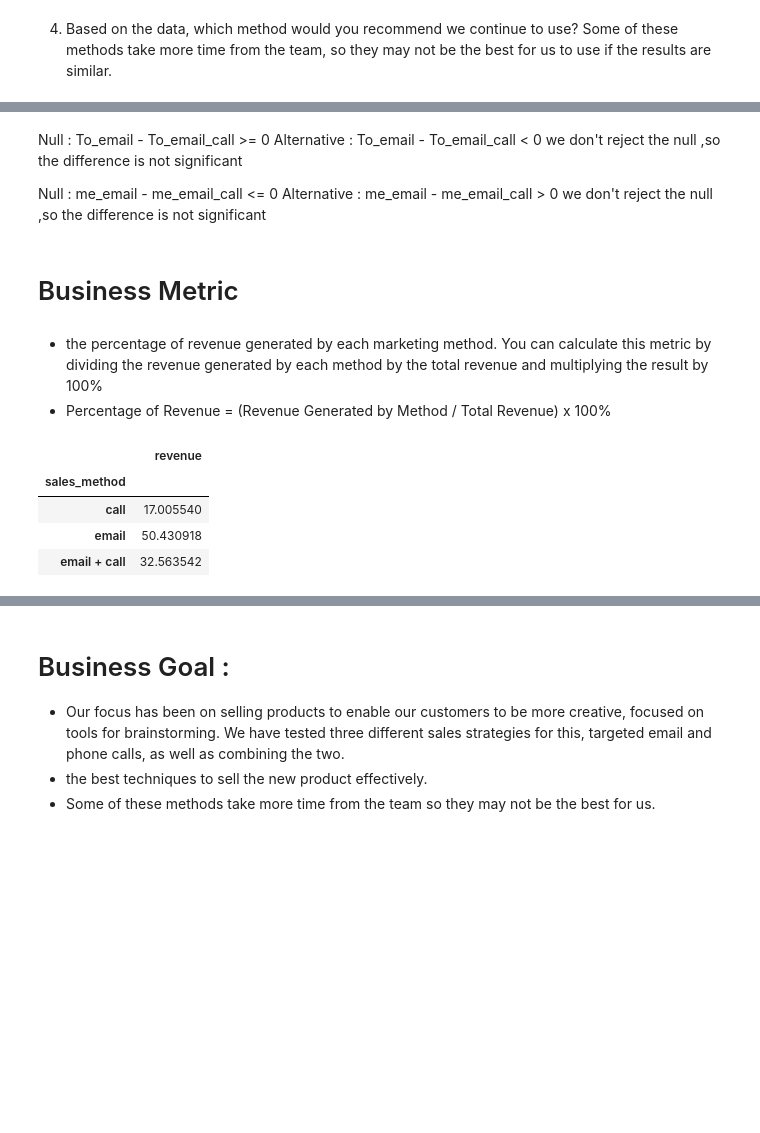
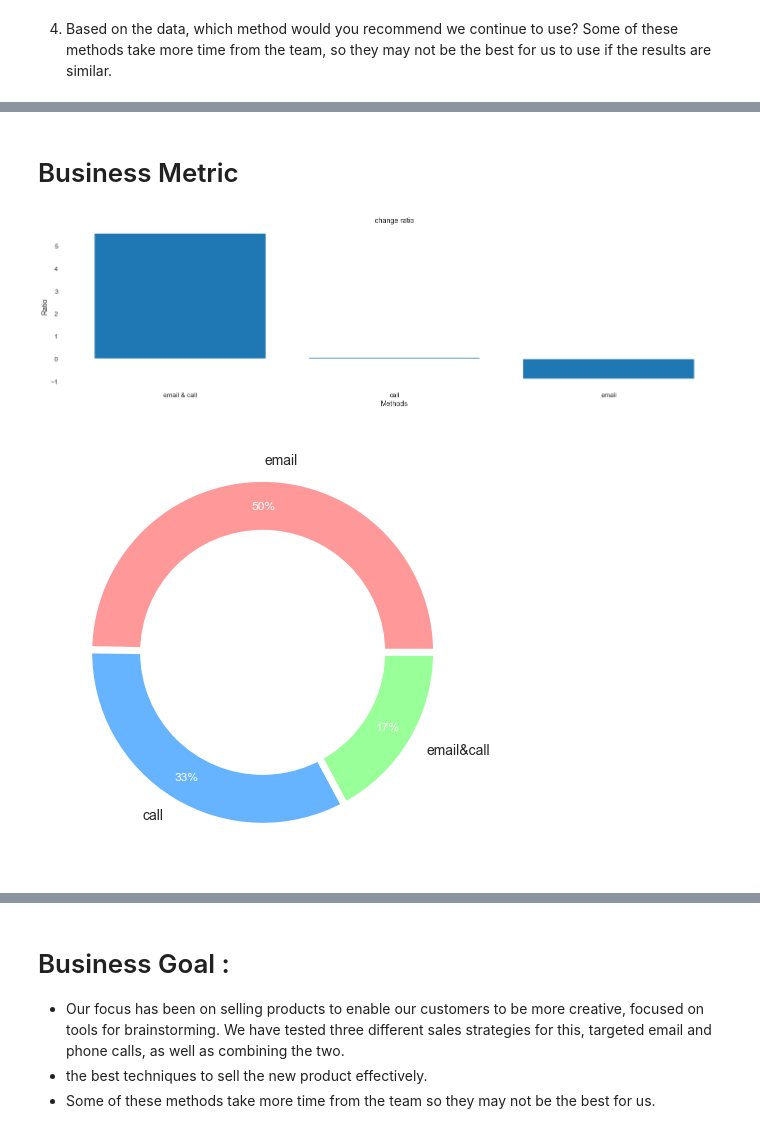
Before and after one commit to MahmoudAdel-hub/New_Product_Marketing_Method, a Jupyter notebook: ProfessionalDA.ipynb, the cells around one changed output, grey strips where cells are left out. Cells and saved outputs as stored; diff of their text form; code cells hidden in the pictures; blank space fills up the shorter version.

```diff
--- a/ProfessionalDA.ipynb
+++ b/ProfessionalDA.ipynb
@@ -392,22 +284,32 @@ alpha value will be 0.05/2=0.025
-# %% [markdown]
-Null : To_email - To_email_call >= 0
-Alternative : To_email - To_email_call < 0
-we don't reject the null ,so the difference is not significant
-
-Null : me_email - me_email_call <= 0
-Alternative : me_email - me_email_call > 0
-we don't reject the null ,so the difference is not significant
-# %% [markdown]
-# Business Metric
-# %% [markdown]
-- the percentage of revenue generated by each marketing method. You can calculate this metric by dividing the revenue generated by each method by the total revenue and multiplying the result by 100%
-- Percentage of Revenue = (Revenue Generated by Method / Total Revenue) x 100%
-# %%
-Percentage_of_Revenue = df[['sales_method','revenue']].groupby('sales_method')['revenue'].sum()/df['revenue'].sum()*100
-pd.DataFrame(Percentage_of_Revenue)
-# %% [output]
-|  | revenue |
-| sales_method |  |
-| call | 17.005540 |
-| email | 50.430918 |
-| email + call | 32.563542 |
+# %% [markdown]
+# Business Metric
+# %%
+labels = ['email & call','call','email']
+values = [5.582759709167662, 0.08003844157194522, -0.8968219996426793]
+
+# Create a figure and axes
+fig, ax = plt.subplots(figsize=(24,6))
+
+# Create a bar plot with negative height
+ax.bar(labels, values)
+plt.title('change ratio')
+plt.xlabel('Methods')
+plt.ylabel('Ratio')
+plt.grid(False)
+plt.box(False)
+# Show the plot
+plt.show()
+# %% [output]
+[figure, added]
+# %%
+circle = plt.Circle((0,0),0.7,color='white')
+fig, ax = plt.subplots(figsize=(8,8))
+colors = ['#ff9999','#66b3ff','#99ff99','#ffcc99']
+wedges, texts, autotexts =ax.pie(df['sales_method'].value_counts(), labels=['email','call','email&call'], colors=colors, wedgeprops={'linewidth': 7, 'edgecolor': 'white'},autopct='%.0f%%',pctdistance=0.84)
+ax.add_artist(circle)
+plt.setp(autotexts, size=12, color='white')
+for label in texts:
+    label.set_fontsize(14)
+plt.show()
+# %% [output]
+[figure, added]
```
Also changed, not shown: parts of 61 cells of this notebook, 1 other file.
